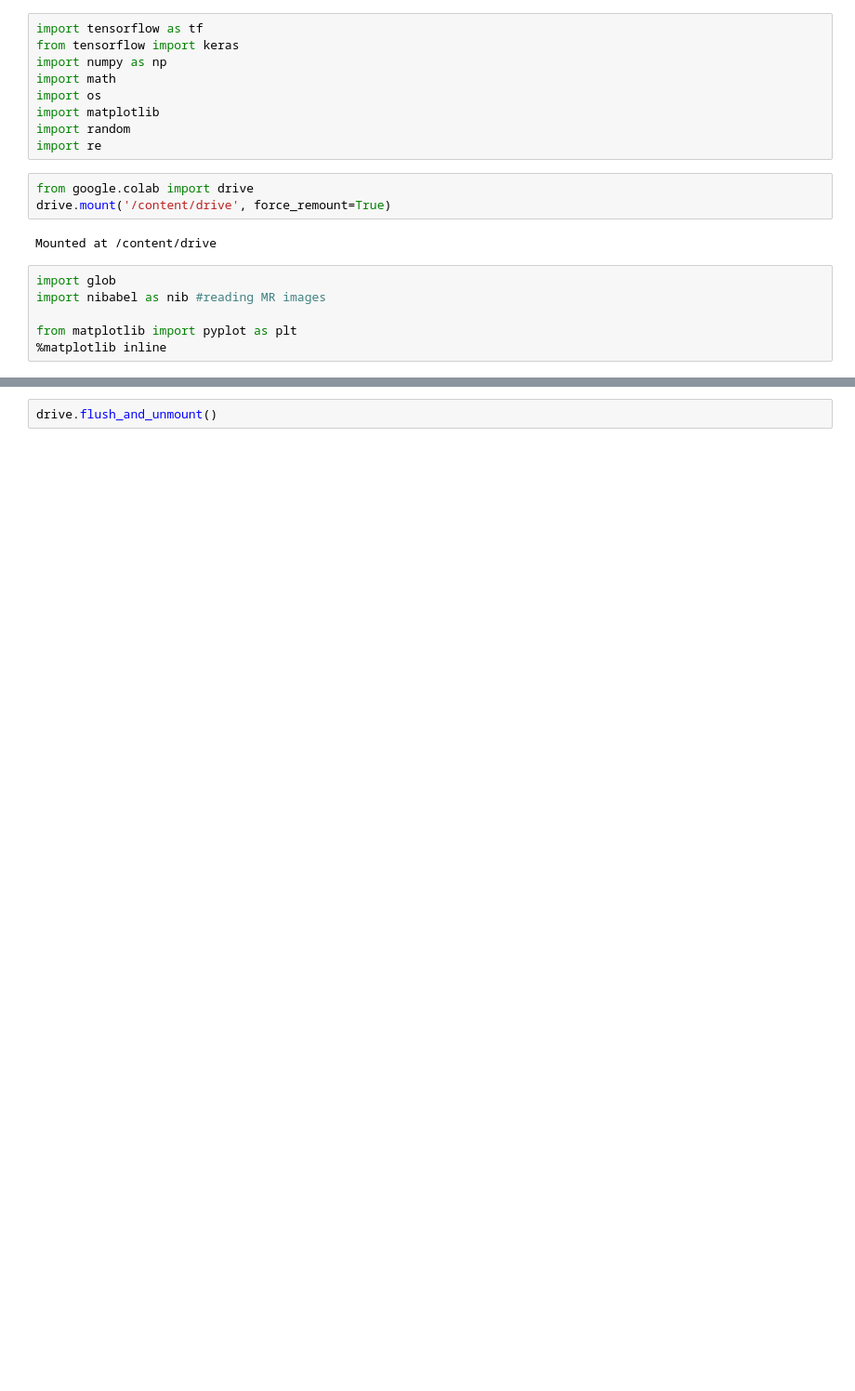
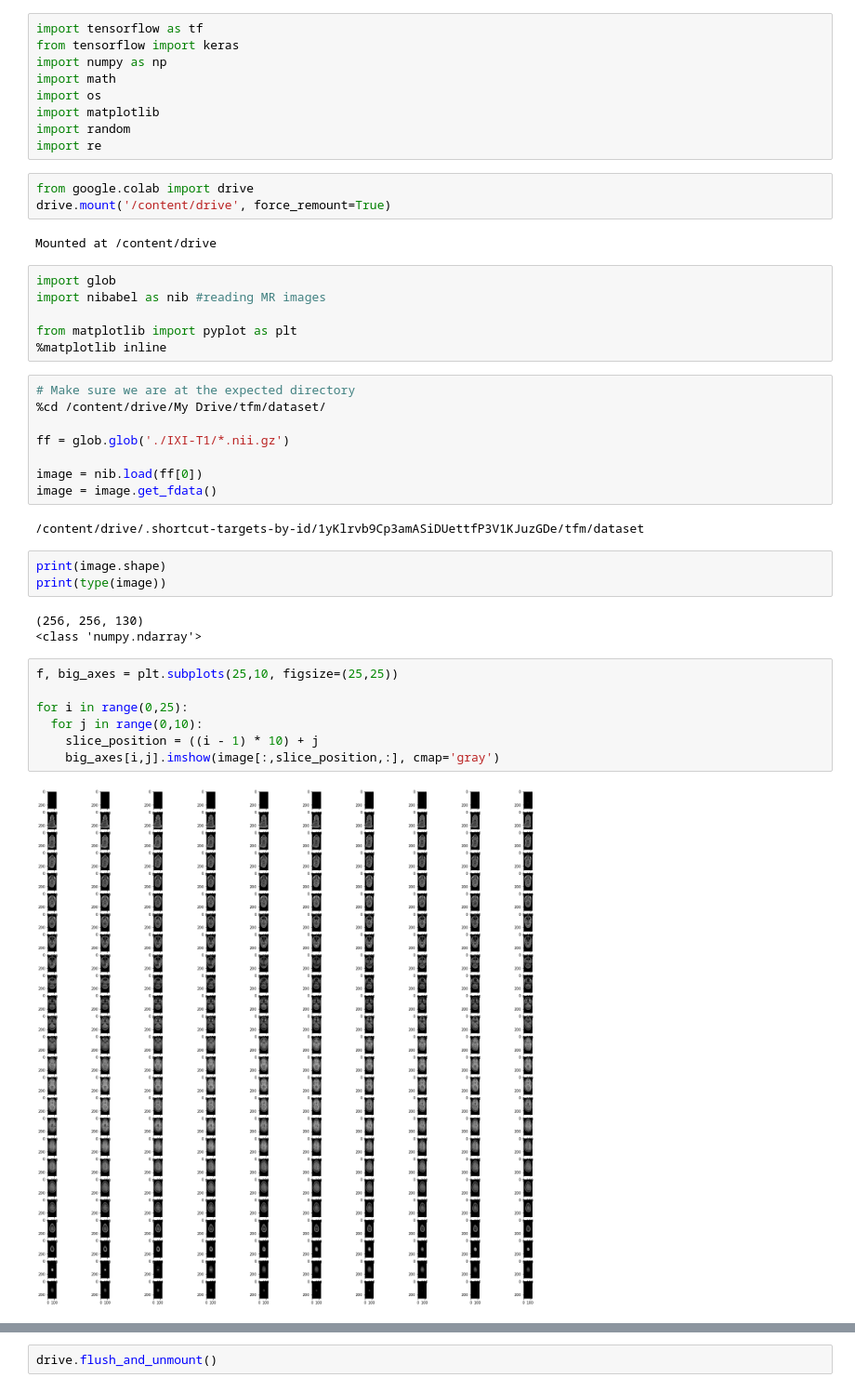
Before and after one commit to mtablado/uoc2022_tfm, a Jupyter notebook: MRI-loading.ipynb, the cells around one changed output, grey strips where cells are left out. Shown: that part at 93% size. Cells and saved outputs as stored; diff of their text form; blank space fills up the shorter version.

```diff
--- a/MRI-loading.ipynb
+++ b/MRI-loading.ipynb
@@ -20,4 +20,29 @@ import nibabel as nib #reading MR images
 
 from matplotlib import pyplot as plt
 %matplotlib inline
+# %%
+# Make sure we are at the expected directory
+%cd /content/drive/My Drive/tfm/dataset/
+
+ff = glob.glob('./IXI-T1/*.nii.gz')
+
+image = nib.load(ff[0])
+image = image.get_fdata()
+# %% [output]
+/content/drive/.shortcut-targets-by-id/1yKlrvb9Cp3amASiDUettfP3V1KJuzGDe/tfm/dataset
+# %%
+print(image.shape)
+print(type(image))
+# %% [output]
+(256, 256, 130)
+<class 'numpy.ndarray'>
+# %%
+f, big_axes = plt.subplots(25,10, figsize=(25,25))
+
+for i in range(0,25):
+  for j in range(0,10):
+    slice_position = ((i - 1) * 10) + j
+    big_axes[i,j].imshow(image[:,slice_position,:], cmap='gray')
+# %% [output]
+[figure, added]
 # %%
```
Also changed, not shown: parts of 3 cells of this notebook.
